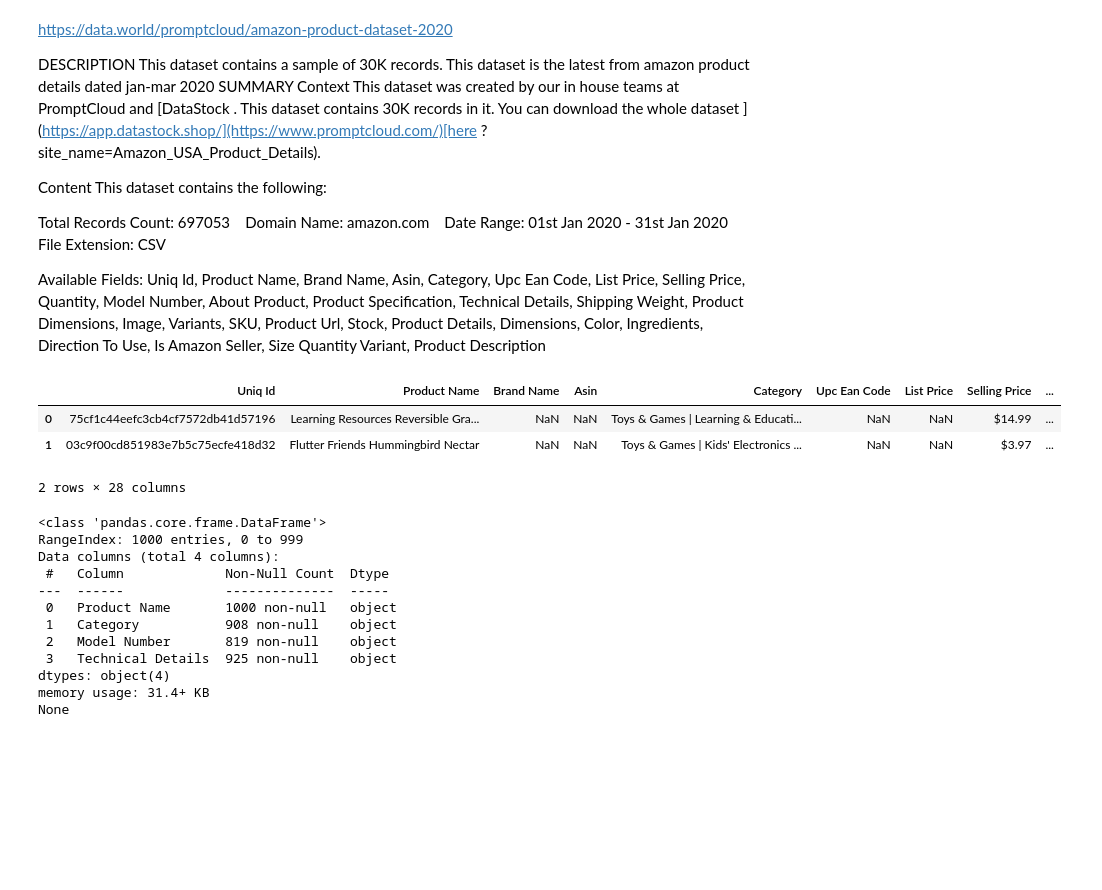
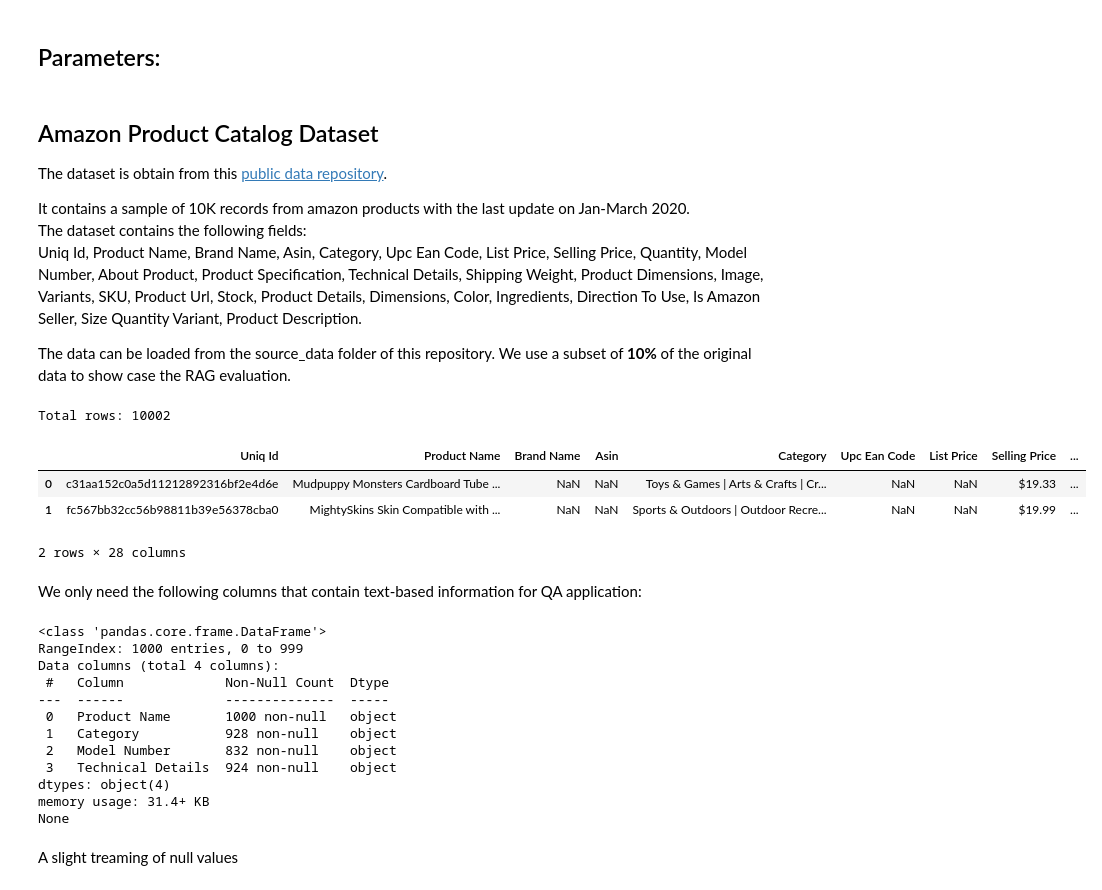
Before and after one commit to bab-git/llm-tutorials, a Jupyter notebook: notebooks/Retrieval_Augmented_Generation/RAG_evaluation.ipynb, the cells around one changed output. Saved outputs shown, nothing was run; the diff lists cells and outputs as text; code cells hidden in the pictures; blank space fills up the shorter version.

Commit message:
RAG_evaluation added

```diff
--- a/notebooks/Retrieval_Augmented_Generation/RAG_evaluation.ipynb
+++ b/notebooks/Retrieval_Augmented_Generation/RAG_evaluation.ipynb
@@ -8,40 +22,37 @@ import pprint
 def nprint(text, indent=2):
     pp = pprint.PrettyPrinter(indent=indent)
     pp.pprint(text)
+# %% [markdown]
+## Parameters:
 # %%
 modelID = "gpt-3.5-turbo"
 # %% [markdown]
-https://data.world/promptcloud/amazon-product-dataset-2020
+## Amazon Product Catalog Dataset
 
-DESCRIPTION
-This dataset contains a sample of 30K records. This dataset is the latest from amazon product details dated jan-mar 2020
-SUMMARY
-Context
-This dataset was created by our in house teams at PromptCloud and [DataStock . This dataset contains 30K records in it. You can download the whole dataset ](https://app.datastock.shop/](https://www.promptcloud.com/)[here ?site_name=Amazon_USA_Product_Details).
+The dataset is obtain from this [public data repository](https://data.world/promptcloud/amazon-product-dataset-2020).
 
-Content
-This dataset contains the following:
+It contains a sample of 10K records from amazon products with the last update on Jan-March 2020.
+The dataset contains the following fields:
+Uniq Id, Product Name, Brand Name, Asin, Category, Upc Ean Code, List Price, Selling Price, Quantity, Model Number, About Product, Product Specification, Technical Details, Shipping Weight, Product Dimensions, Image, Variants, SKU, Product Url, Stock, Product Details, Dimensions, Color, Ingredients, Direction To Use, Is Amazon Seller, Size Quantity Variant, Product Description.
 
-Total Records Count: 697053
-Domain Name: amazon.com
-Date Range: 01st Jan 2020 - 31st Jan 2020
-File Extension: CSV
-
-Available Fields: Uniq Id, Product Name, Brand Name, Asin, Category, Upc Ean Code, List Price, Selling Price, Quantity, Model Number, About Product, Product Specification, Technical Details, Shipping Weight, Product Dimensions, Image, Variants, SKU, Product Url, Stock, Product Details, Dimensions, Color, Ingredients, Direction To Use, Is Amazon Seller, Size Quantity Variant, Product Description
+The data can be loaded from the source_data folder of this repository.
+We use a subset of **10%** of the original data to show case the RAG evaluation.
 # %%
-filename_org = '../../data/marketing_sample_for_amazon_com.csv'
+filename_org = '../../source_data/marketing_sample_for_amazon_com.csv'
 filename = '../../data/marketing_sample_for_amazon_com_sub.csv'
 df_catalog = pd.read_csv(filename_org)
-len(df_catalog)
+print(f'Total rows: {len(df_catalog)}')
 df_catalog = df_catalog.sample(frac=.1).reset_index(drop=True)
 len(df_catalog)
-# df_catalog[~df_catalog['Product Description'].isnull()].head(2)
 df_catalog.head(2)
 # %% [output]
+Total rows: 10002
 |  | Uniq Id | Product Name | Brand Name | Asin | Category | Upc Ean Code | List Price | Selling Price | ... |
-| 0 | 75cf1c44eefc3cb4cf7572db41d57196 | Learning Resources Reversible Gra... | NaN | NaN | Toys & Games | Learning & Educati... | NaN | NaN | $14.99 | ... |
-| 1 | 03c9f00cd851983e7b5c75ecfe418d32 | Flutter Friends Hummingbird Nectar | NaN | NaN | Toys & Games | Kids' Electronics ... | NaN | NaN | $3.97 | ... |
+| 0 | c31aa152c0a5d11212892316bf2e4d6e | Mudpuppy Monsters Cardboard Tube ... | NaN | NaN | Toys & Games | Arts & Crafts | Cr... | NaN | NaN | $19.33 | ... |
+| 1 | fc567bb32cc56b98811b39e56378cba0 | MightySkins Skin Compatible with ... | NaN | NaN | Sports & Outdoors | Outdoor Recre... | NaN | NaN | $19.99 | ... |
-2 rows × 28 columns
+2 rows × 28 columns
+# %% [markdown]
+We only need the following columns that contain text-based information for QA application:
 # %%
 df_catalog = df_catalog[['Product Name', 'Category', 'Model Number', 'Technical Details']]
 len(df_catalog)
@@ -54,12 +65,14 @@ Data columns (total 4 columns):
  #   Column             Non-Null Count  Dtype
 ---  ------             --------------  -----
  0   Product Name       1000 non-null   object
- 1   Category           908 non-null    object
- 2   Model Number       819 non-null    object
- 3   Technical Details  925 non-null    object
+ 1   Category           928 non-null    object
+ 2   Model Number       832 non-null    object
+ 3   Technical Details  924 non-null    object
 dtypes: object(4)
 memory usage: 31.4+ KB
 None
+# %% [markdown]
+A slight treaming of null values
 # %%
 # fill na with Not Available string
 for col in df_catalog.columns:
```
Also changed, not shown: parts of 34 cells of this notebook, 3 other files.
